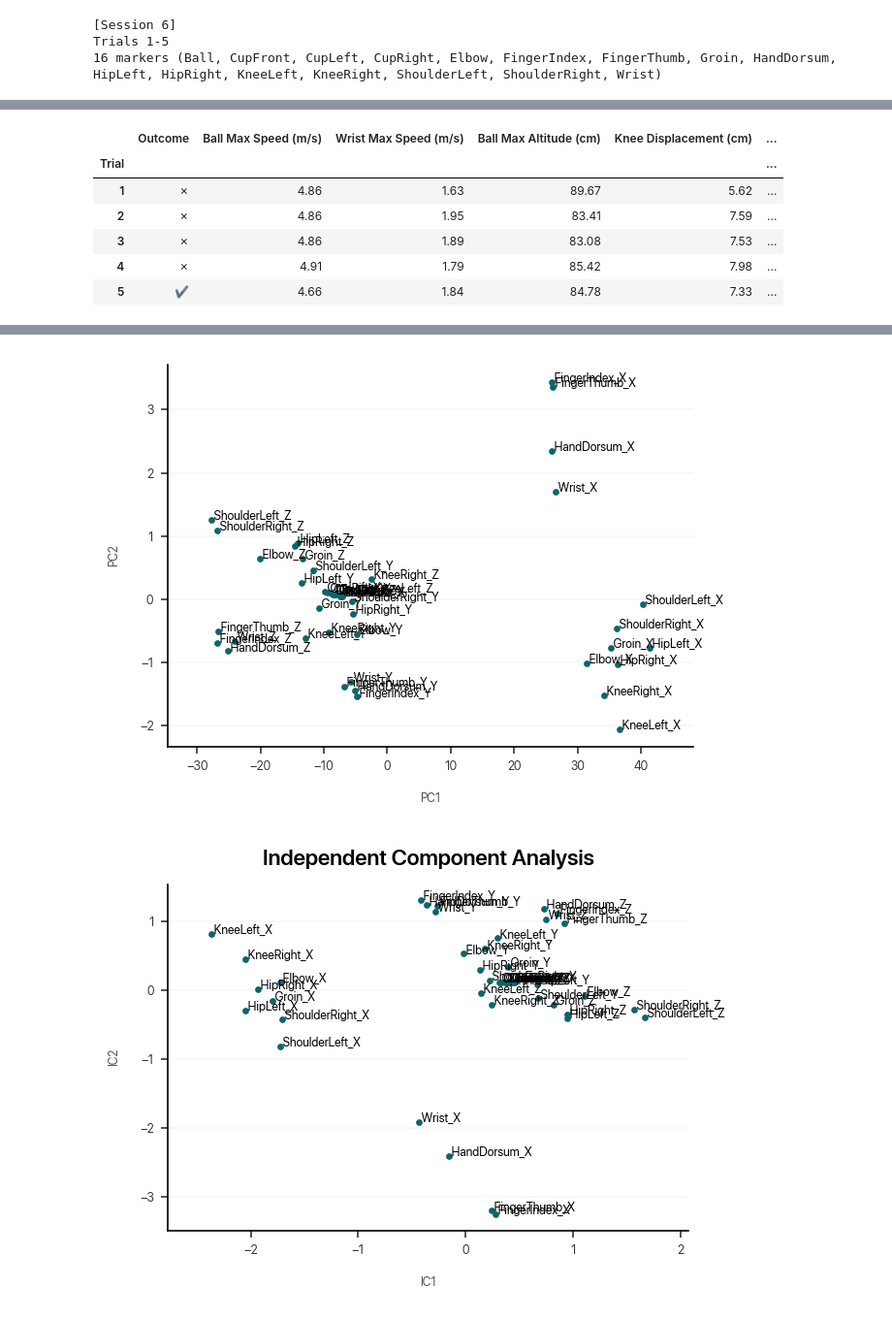
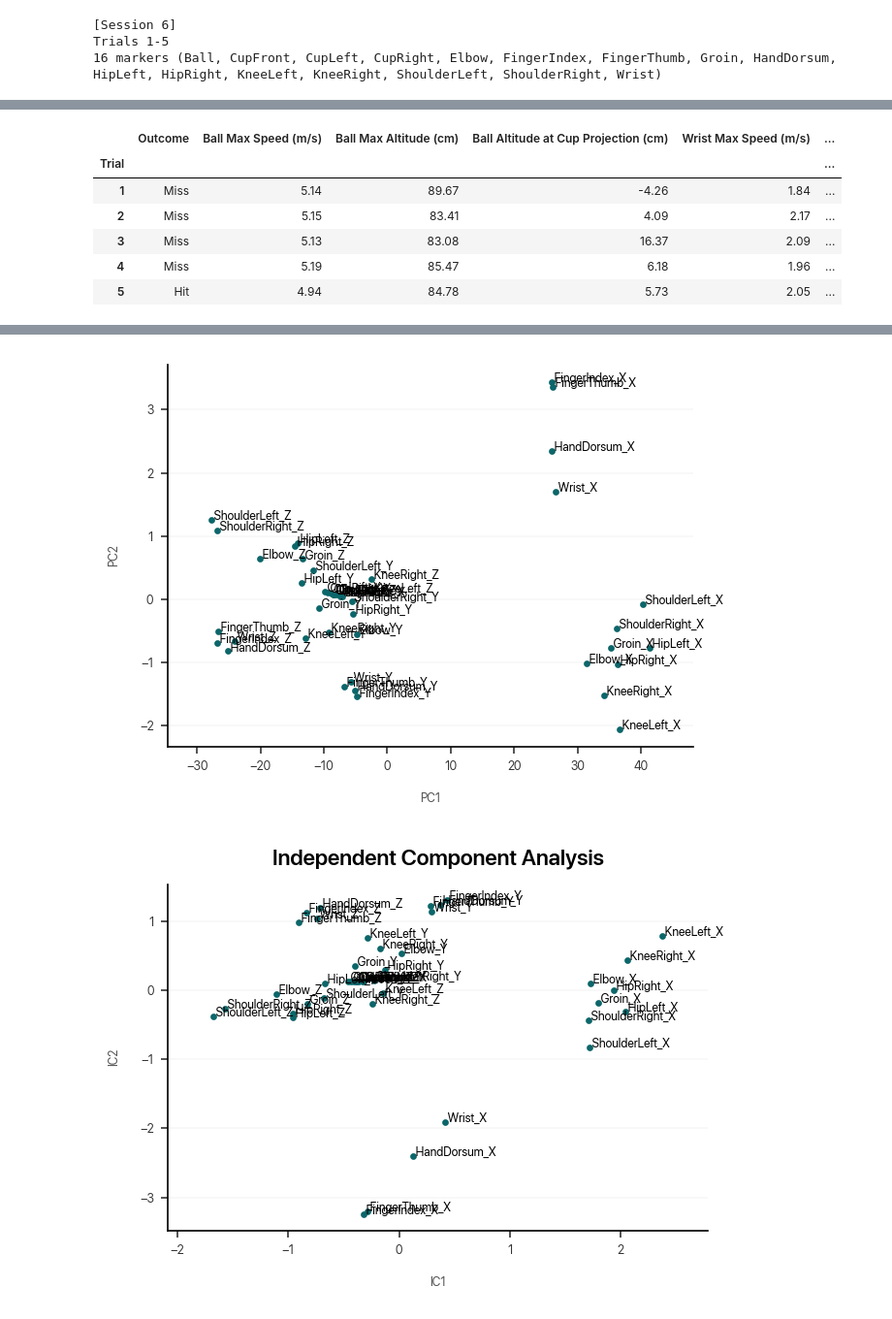
Before and after one commit to dlundgaard/BeerPongMastery, a Jupyter notebook: Analysis/analysis.ipynb, the cells around one changed output, grey strips where cells are left out. Shown at 97% size. Drawn from its saved outputs; the diff is of its cells as text; code cells hidden in the pictures.

```diff
--- a/Analysis/analysis.ipynb
+++ b/Analysis/analysis.ipynb
@@ -85,12 +85,14 @@ class Session:
     def calculate_speed(self, subset):
         delta_pos = (subset[["X", "Y", "Z"]].shift(1).values - subset[["X", "Y", "Z"]].values) * SAMPLE_RATE
         speed = np.sqrt(np.sum(delta_pos ** 2, axis = 1))
-        speed = pd.Series(speed).rolling(int(SAMPLE_RATE / 10)).mean() # smoothen with rolling average
         speed /= 100 # rescale from cm/s to m/s
         return speed
 
-    def sync_and_trim(self, subset, reference_timepoint):
-        subset = subset[(subset["Time"] > reference_timepoint - 1) & (subset["Time"] < reference_timepoint + 0.5)].copy()
+    def calculate_acceleration(self, subset):
+        return subset["Speed"].diff() / SAMPLE_RATE
+
+    def sync_and_trim(self, subset, reference_timepoint, pre, post):
+        subset = subset[(subset["Time"] > reference_timepoint - pre) & (subset["Time"] < reference_timepoint + post)].copy()
         subset["Time"] -= subset["Time"].min()
         return subset
 
@@ -101,12 +103,22 @@ class Session:
     def enhance(self):
         for trial in self.data.index:
             cup_centroid = pd.DataFrame([self.data[trial][cup_marker][["X", "Y", "Z"]].median() for cup_marker in ["CupLeft", "CupRight", "CupFront"]]).mean()
+
+            # adding derived measures
             for marker in self.data[trial].index:
                 self.recenter_to_cup(self.data[trial][marker], cup_centroid)
                 self.data[trial][marker]["Speed"] = self.calculate_speed(self.data[trial][marker])
+                self.data[trial][marker]["Acceleration"] = self.calculate_acceleration(self.data[trial][marker])
+
+            # trimming to throw by using max ball speed (terminal velocity)
             reference_timepoint = self.data[trial]["Ball"].iloc[self.data[trial]["Ball"]["Speed"].replace(np.nan, 0).idxmax()]["Time"]
             for marker in self.data[trial].index:
-                self.data[trial][marker] = self.sync_and_trim(self.data[trial][marker], reference_timepoint)
+                self.data[trial][marker] = self.sync_and_trim(self.data[trial][marker], reference_timepoint, pre = 1, post = 0.25)
+
+            # trimming and "centering" around throw movement instead of terminal velocity
+            # reference_timepoint = self.data[trial]["Ball"].iloc[self.data[trial]["Ball"]["Acceleration"].replace(np.nan, 0).idxmax()]["Time"]
+            # for marker in self.data[trial].index:
+            #     self.data[trial][marker] = self.sync_and_trim(self.data[trial][marker], reference_timepoint, pre = 1, post = 1)
 
     def __repr__(self):
         return f"[Session {self.id}]" + "\n" + f"Trial{'s' if len(self.data) > 1 else ''} {self.data.index[0]}{'-' + str(self.data.index[-1]) if len(self.data.index) > 1 else ''}" + "\n" + f"{len(self.available_markers)} markers ({', '.join(self.available_markers)})"
@@ -166,33 +203,38 @@ def summary():
 
         knee_height = pd.concat([subset["KneeLeft"]["Z"], subset["KneeRight"]["Z"]], axis = 1).mean(axis = 1)
 
+        after_passing_cup = subset["Ball"]["X"] > 0
+
         result.append({
             "Trial": trial,
-            "Outcome": "✔" if subset.success else "✗",
+            # "Outcome": "✔" if subset.success else "✗",
+            "Outcome": "Hit" if subset.success else "Miss",
             "Ball Max Speed (m/s)": subset["Ball"]["Speed"].max(),
+            "Ball Max Altitude (cm)": subset["Ball"]["Z"].max(),
+            "Ball Altitude at Cup Projection (cm)": subset["Ball"][after_passing_cup].iloc[0]["Z"] if after_passing_cup.any() else np.nan,
+            "Ball Altitude at Cup Projection (cm)": subset["Ball"][after_passing_cup].iloc[0]["Z"] if after_passing_cup.any() else np.nan,
             "Wrist Max Speed (m/s)": subset["Wrist"]["Speed"].max(),
-            "Ball Max Altitude (cm)": subset["Ball"]["Z"].max(),
             "Knee Displacement (cm)": knee_height.max() - knee_height.min(),
-            "Elbow Altitude at Dispatch (cm)": subset["Elbow"]["Z"].loc[subset["Ball"]["Speed"].idxmax()]
+            "Elbow Altitude at Dispatch (cm)": subset["Elbow"]["Z"].loc[subset["Ball"]["Speed"].idxmax()],
         })
 
     return pd.DataFrame(result).set_index("Trial").round(2)
 
 summary()
 # %% [output]
-|  | Outcome | Ball Max Speed (m/s) | Wrist Max Speed (m/s) | Ball Max Altitude (cm) | Knee Displacement (cm) | ... |
+|  | Outcome | Ball Max Speed (m/s) | Ball Max Altitude (cm) | Ball Altitude at Cup Projection (cm) | Wrist Max Speed (m/s) | ... |
 | Trial |  |  |  |  |  | ... |
-| 1 | ✗ | 4.86 | 1.63 | 89.67 | 5.62 | ... |
-| 2 | ✗ | 4.86 | 1.95 | 83.41 | 7.59 | ... |
-| 3 | ✗ | 4.86 | 1.89 | 83.08 | 7.53 | ... |
-| 4 | ✗ | 4.91 | 1.79 | 85.42 | 7.98 | ... |
-| 5 | ✔ | 4.66 | 1.84 | 84.78 | 7.33 | ... |
+| 1 | Miss | 5.14 | 89.67 | -4.26 | 1.84 | ... |
+| 2 | Miss | 5.15 | 83.41 | 4.09 | 2.17 | ... |
+| 3 | Miss | 5.13 | 83.08 | 16.37 | 2.09 | ... |
+| 4 | Miss | 5.19 | 85.47 | 6.18 | 1.96 | ... |
+| 5 | Hit | 4.94 | 84.78 | 5.73 | 2.05 | ... |
 # %%
-def principal_component_analysis(trial):
-    excluded_markers = ["Ball"]
-    all_positional_data = pd.concat([data[trial][marker][["X", "Y", "Z"]].add_prefix(marker + "_") for marker in session.available_markers if not marker in excluded_markers], axis=1).dropna(axis = 1)
-    scaled_data = preprocessing.scale(all_positional_data.T)
+excluded_markers = ["Ball"]
+all_positional_data = pd.concat([data[1][marker][["X", "Y", "Z"]].add_prefix(marker + "_") for marker in session.available_markers if not marker in excluded_markers], axis=1).dropna(axis = 1)
+scaled_data = preprocessing.scale(all_positional_data.T)
 
+def principal_component_analysis():
     n_components = 3
     pca = decomposition.PCA(n_components)
     pca.fit(scaled_data)
@@ -209,38 +251,34 @@ def principal_component_analysis(trial):
 
     plt.figure()
     pca_data = pd.DataFrame(pca.transform(scaled_data), index = all_positional_data.columns, columns = component_labels)
     plt.scatter(pca_data["PC1"], pca_data["PC2"], s = 5)
     for marker, components in pca_data.iterrows():
         plt.annotate(" " + marker, (components["PC1"], components["PC2"]), fontsize = 6)
     plt.margins(x = 0.1)
     plt.xlabel("PC1")
     plt.ylabel("PC2")
     plt.tight_layout()
 
-def independent_component_analysis(trial):
-    excluded_markers = ["Ball"]
-    all_positional_data = pd.concat([data[trial][marker][["X", "Y", "Z"]].add_prefix(marker + "_") for marker in session.available_markers if not marker in excluded_markers], axis=1).dropna(axis = 1)
-    scaled_data = preprocessing.scale(all_positional_data.T)
-
+def independent_component_analysis():
     n_components = 2
     ica = decomposition.FastICA(n_components)
     ica.fit(scaled_data)
     component_labels = ["IC" + str(i) for i in range(1, n_components + 1)]
 
     plt.figure()
     plt.title("Independent Component Analysis")
     ica_data = pd.DataFrame(ica.transform(scaled_data), index = all_positional_data.columns, columns = component_labels)
     plt.scatter(ica_data["IC1"], ica_data["IC2"], s = 5)
     for marker, components in ica_data.iterrows():
         plt.annotate(" " + marker, (components["IC1"], components["IC2"]), fontsize = 6)
     plt.margins(x = 0.1)
     plt.xlabel("IC1")
     plt.ylabel("IC2")
     plt.tight_layout()
 
-principal_component_analysis(trial = 1)
-independent_component_analysis(trial = 1)
+principal_component_analysis()
+independent_component_analysis()
 # %% [output]
 [figure]
 [figure]
-[figure, old version]
+[figure, new version]
```
Also changed, not shown: parts of 2 cells of this notebook.
